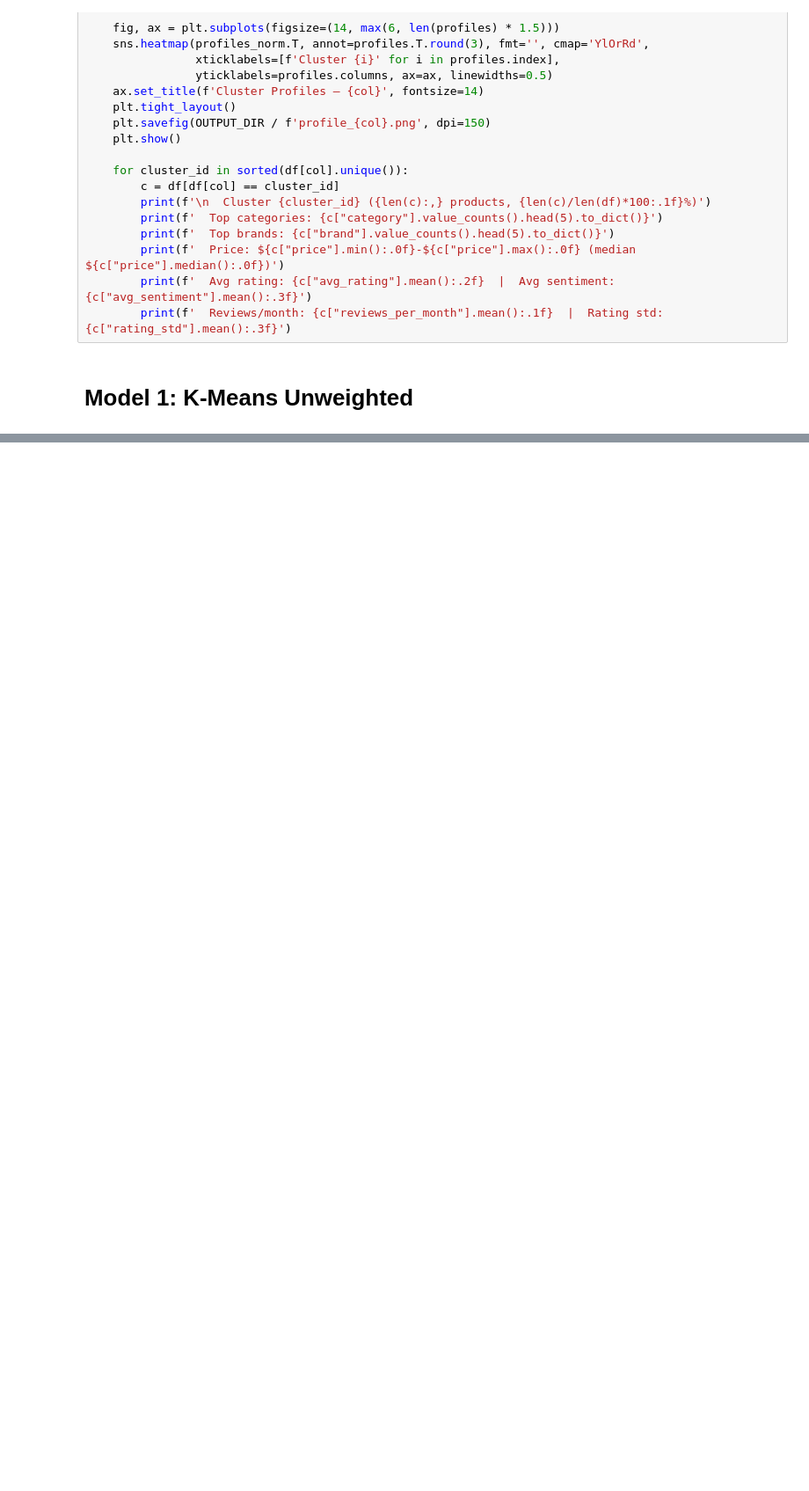
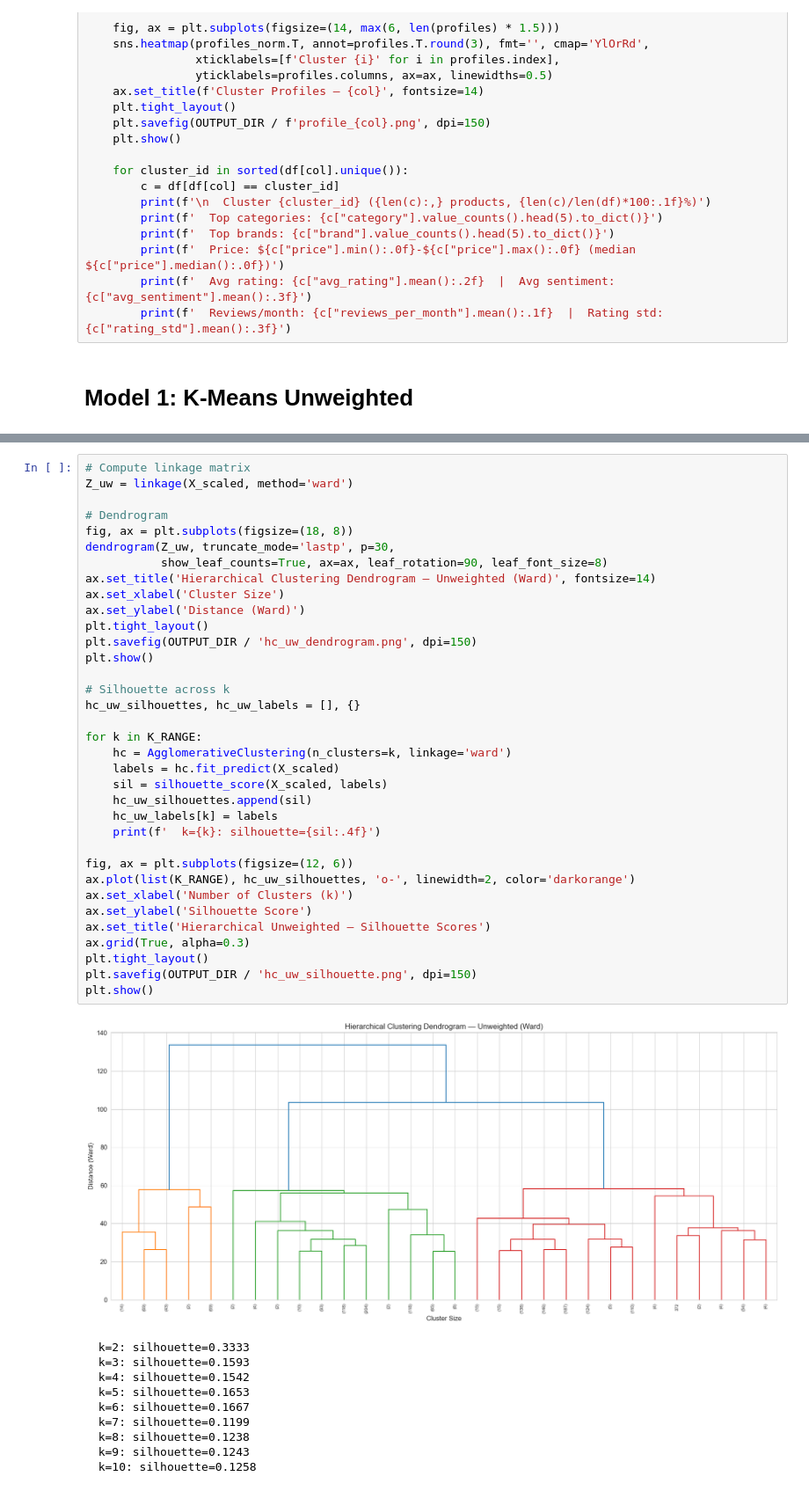
Before and after one commit to hkbuttar/Algorithmic_Marketing_Final_Project, a Jupyter notebook: notebooks/independent/sephora_segmentation.ipynb, the cells around one changed output, grey strips where cells are left out. Shown at 88% size. Saved outputs shown, nothing was run; the diff lists cells and outputs as text; blank space fills up the shorter version.

```diff
--- a/notebooks/independent/sephora_segmentation.ipynb
+++ b/notebooks/independent/sephora_segmentation.ipynb
@@ -151,0 +594,46 @@ profile_clusters(df, 'kmeans_unweighted')
+# %%
+# Compute linkage matrix
+Z_uw = linkage(X_scaled, method='ward')
+
+# Dendrogram
+fig, ax = plt.subplots(figsize=(18, 8))
+dendrogram(Z_uw, truncate_mode='lastp', p=30,
+           show_leaf_counts=True, ax=ax, leaf_rotation=90, leaf_font_size=8)
+ax.set_title('Hierarchical Clustering Dendrogram — Unweighted (Ward)', fontsize=14)
+ax.set_xlabel('Cluster Size')
+ax.set_ylabel('Distance (Ward)')
+plt.tight_layout()
+plt.savefig(OUTPUT_DIR / 'hc_uw_dendrogram.png', dpi=150)
+plt.show()
+
+# Silhouette across k
+hc_uw_silhouettes, hc_uw_labels = [], {}
+
+for k in K_RANGE:
+    hc = AgglomerativeClustering(n_clusters=k, linkage='ward')
+    labels = hc.fit_predict(X_scaled)
+    sil = silhouette_score(X_scaled, labels)
+    hc_uw_silhouettes.append(sil)
+    hc_uw_labels[k] = labels
+    print(f'  k={k}: silhouette={sil:.4f}')
+
+fig, ax = plt.subplots(figsize=(12, 6))
+ax.plot(list(K_RANGE), hc_uw_silhouettes, 'o-', linewidth=2, color='darkorange')
+ax.set_xlabel('Number of Clusters (k)')
+ax.set_ylabel('Silhouette Score')
+ax.set_title('Hierarchical Unweighted — Silhouette Scores')
+ax.grid(True, alpha=0.3)
+plt.tight_layout()
+plt.savefig(OUTPUT_DIR / 'hc_uw_silhouette.png', dpi=150)
+plt.show()
+# %% [output]
+[figure, added]
+  k=2: silhouette=0.3333
+  k=3: silhouette=0.1593
+  k=4: silhouette=0.1542
+  k=5: silhouette=0.1653
+  k=6: silhouette=0.1667
+  k=7: silhouette=0.1199
+  k=8: silhouette=0.1238
+  k=9: silhouette=0.1243
+  k=10: silhouette=0.1258
```
Also changed, not shown: parts of 36 cells of this notebook.
